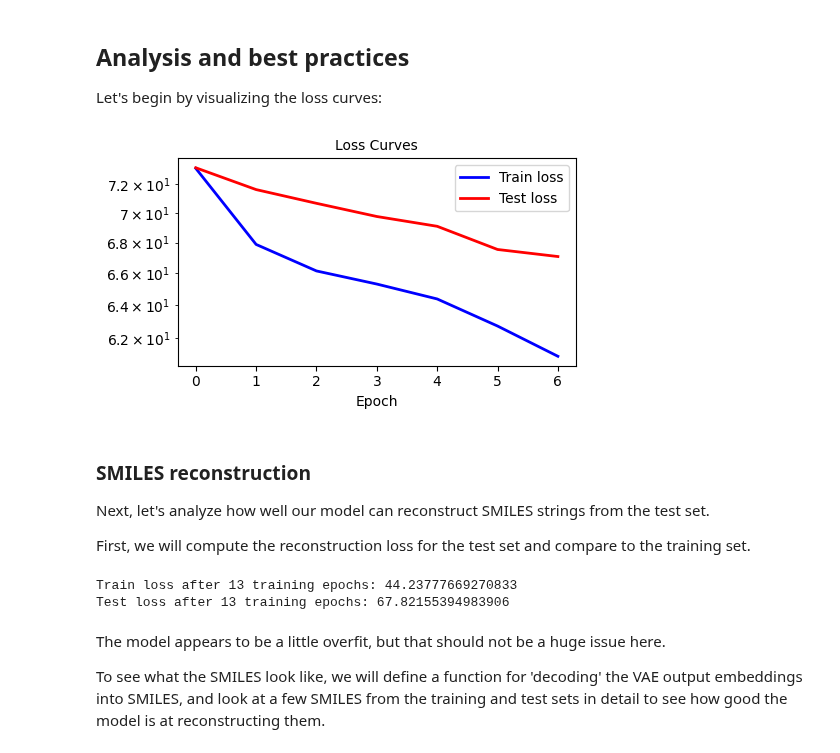
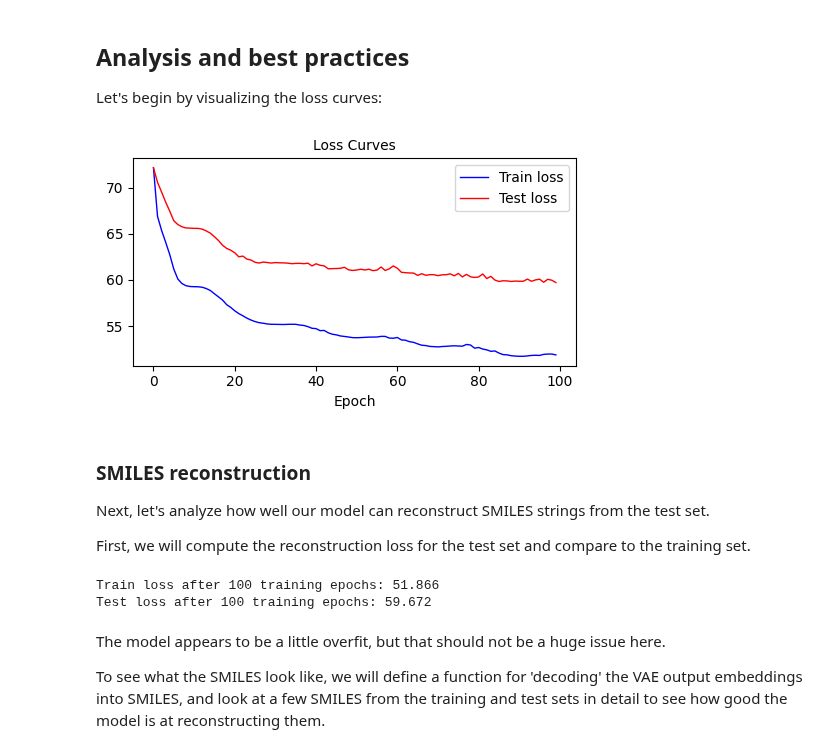
Before and after one commit to rhyan10/unsupervised-learning-molecular-systems, a Jupyter notebook: 4-Autoencoders/Variational-Autoencoder.ipynb, the cells around one changed output. Drawn from its saved outputs; the diff is of its cells as text; code cells hidden in the pictures.

```diff
--- a/4-Autoencoders/Variational-Autoencoder.ipynb
+++ b/4-Autoencoders/Variational-Autoencoder.ipynb
@@ -12,7 +12,6 @@ To run this notebook, you will need to use a kernel with the following libraries
 ## Building a model
 We will begin by defining a new model class called `MolecularVAE`:
 # %%
-
 import torch
 import torch.nn as nn
 import torch.nn.functional as F
@@ -26,14 +25,14 @@ class MolecularVAE(nn.Module):
         self.conv_1 = nn.Conv1d(35, 20, kernel_size=5)
         self.conv_2 = nn.Conv1d(20, 15, kernel_size=5)
         self.conv_3 = nn.Conv1d(15, 9, kernel_size=5)
-        self.linear_0 = nn.Linear(90, 200)
-        self.linear_1 = nn.Linear(200, 200)
-        self.linear_2 = nn.Linear(200, 200)
+        self.linear_0 = nn.Linear(90, 100)
+        self.linear_1 = nn.Linear(100, 100)
+        self.linear_2 = nn.Linear(100, 100)
 
         # Define the layers used in the decoder
-        self.linear_3 = nn.Linear(200, 200)
-        self.gru = nn.GRU(200, 300, 3, batch_first=True)
-        self.linear_4 = nn.Linear(300, 22)
+        self.linear_3 = nn.Linear(100, 100)
+        self.gru = nn.GRU(100, 200, 3, batch_first=True)
+        self.linear_4 = nn.Linear(200, 22)
 
         # Define activation functions
         self.relu = nn.ReLU()
@@ -72,12 +71,11 @@ class MolecularVAE(nn.Module):
 We also need to define a function for encoding SMILES string as one-hot vectors, and a loss function. Here, we will use the binary cross-entropy (BCE) loss.
 # %%
 import numpy as np
-from tqdm import tqdm
 
 # Function to convert SMILES strings to one-hot encodings
 def smiles_to_hot(smiles, max_len, char_indices, nchars):
     X = np.zeros((len(smiles), max_len, nchars), dtype=np.float32)
-    for i, smile in tqdm(enumerate(smiles)):
+    for i, smile in enumerate(smiles):
         for t, char in enumerate(smile):
             X[i, t, char_indices[char]] = 1
     return X
@@ -97,10 +95,11 @@ max_len = 35
 file_path = '../data/smiles.txt'
 smiles_strings = []
 with open(file_path, "r") as file:
-    smiles_strings = file.readlines()
+    smiles_strings_with_newlines = file.readlines()
+    smiles_strings = [smi[:-1] for smi in smiles_strings_with_newlines]
 
 for smi in smiles_strings:
-    characters = [char for char in smi[:-1]]  # Remove newline
+    characters = [char for char in smi]
     all_chars.append(characters)
 
 # Define the character indices for one-hot encoding
@@ -129,7 +128,7 @@ Depending on your computer, this may take a few minutes. If you don't want to wa
 import torch.optim as optim
 
 # Define training parameters
-batch_size = 100
+batch_size = 50
 num_epochs = 100
 learning_rate = 0.0001
 
@@ -141,6 +140,9 @@ model = MolecularVAE()
 
 # Define the optimizer
 optimizer = optim.Adam(model.parameters(), lr=learning_rate)
+
+# Define the learning rate scheduler
+scheduler = torch.optim.lr_scheduler.CosineAnnealingLR(optimizer, T_max=10)
 
 train_losses = []  # For storing the train loss per epoch
 test_losses = []  # For storing the test loss per epoch
@@ -162,13 +164,14 @@ for epoch in range(num_epochs):
         optimizer.step()
         train_loss += loss.item()
 
+    scheduler.step()
+
     # Store the training loss after each epoch
     train_losses.append(train_loss / len(train_loader.dataset))
 
     # Save the model after each epoch
     file_path = "VAEmodel.pth"
     torch.save(model.state_dict(), file_path)
-    print(f'Epoch {epoch} Loss: {train_loss / len(train_loader.dataset)}')
 
     # Compute and store the test loss after each epoch
     model.eval()
@@ -176,3 +179,7 @@ for epoch in range(num_epochs):
         output_test, mean_test, logvar_test = model(data_test[:][0])
         test_loss = vae_loss(output_test, data_test[:][0], mean_test, logvar_test)
         test_losses.append(test_loss.item() / len(data_test))
+
+    # Print progress
+    lr = scheduler.get_lr()[0]
+    print(f'Epoch {epoch}  Learning Rate: {lr:3e}  Train Loss: {train_losses[-1]:3f}  Test Loss: {test_losses[-1]:3f}')
@@ -200,24 +189,23 @@ Let's begin by visualizing the loss curves:
 # %%
 import matplotlib.pyplot as plt
 
 fig = plt.figure(figsize=(5, 3))
 
 ax = fig.add_subplot(1, 1, 1)
 
 # Plot the loss as a function of the number of training epochs
 ax.plot(train_losses, color='blue', lw=1, label='Train loss')
 ax.plot(test_losses, color='red', lw=1, label='Test loss')
 ax.set_xlabel('Epoch', size=10)
 ax.set_title('Loss Curves', size=10)
-ax.set_yscale('log')
 ax.legend(fontsize=10)
 ax.tick_params(axis='both', which='major', labelsize=10)
 
 plt.tight_layout()
 
 plt.show()
 # %% [output]
-[figure, old version]
+[figure, new version]
 # %% [markdown]
 ### SMILES reconstruction
 Next, let's analyze how well our model can reconstruct SMILES strings from the test set.
@@ -239,11 +227,11 @@ with torch.no_grad():
 
         test_loss += loss.item()
 
-print(f'Train loss after {epoch + 1} training epochs: {train_loss / len(train_loader.dataset)}')
-print(f'Test loss after {epoch + 1} training epochs: {test_loss / len(test_loader.dataset)}')
+print(f'Train loss after {epoch + 1} training epochs: {train_loss / len(train_loader.dataset):.3f}')
+print(f'Test loss after {epoch + 1} training epochs: {test_loss / len(test_loader.dataset):.3f}')
 # %% [output]
-Train loss after 13 training epochs: 44.23777669270833
-Test loss after 13 training epochs: 67.82155394983906
+Train loss after 100 training epochs: 51.866
+Test loss after 100 training epochs: 59.672
 # %% [markdown]
 The model appears to be a little overfit, but that should not be a huge issue here.
 
```
Also changed, not shown: parts of 18 cells of this notebook, 1 other file.
